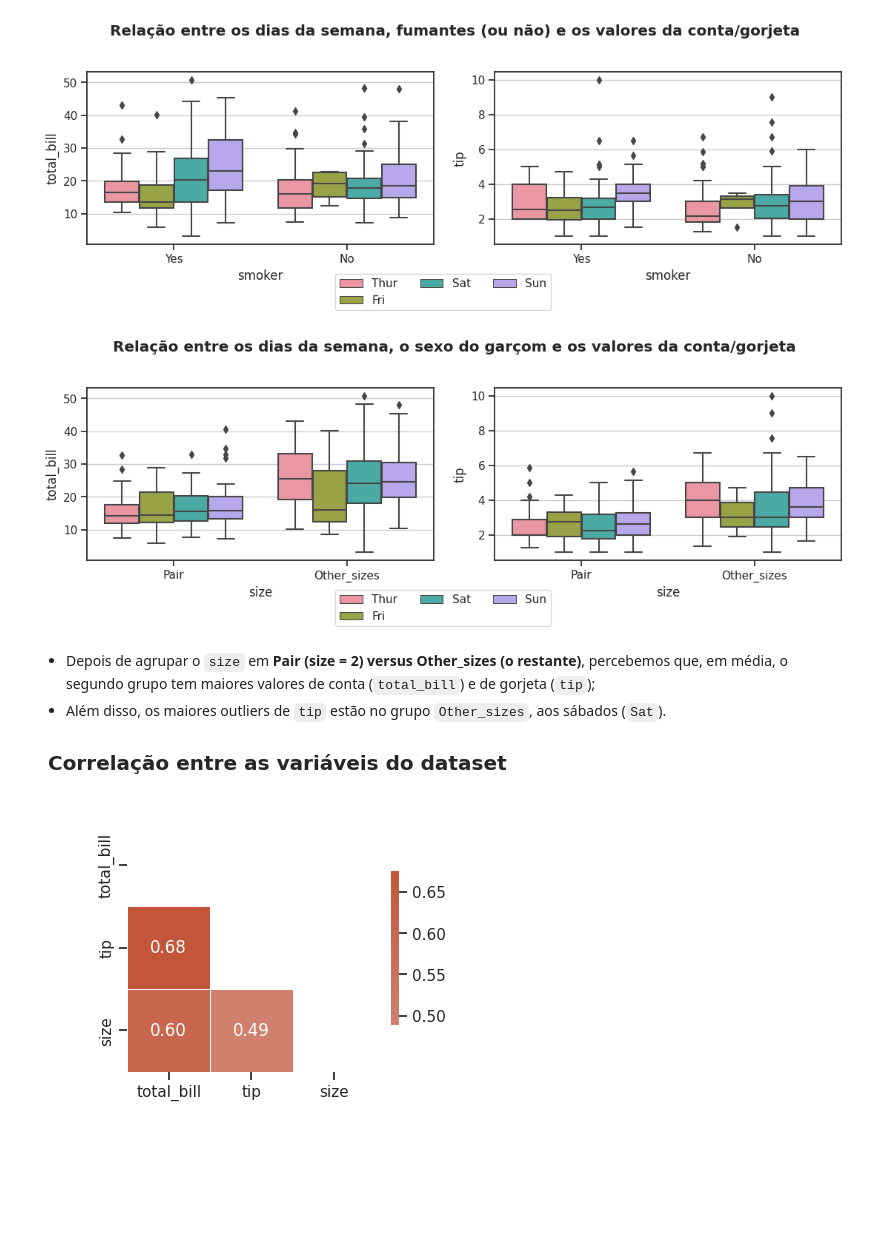
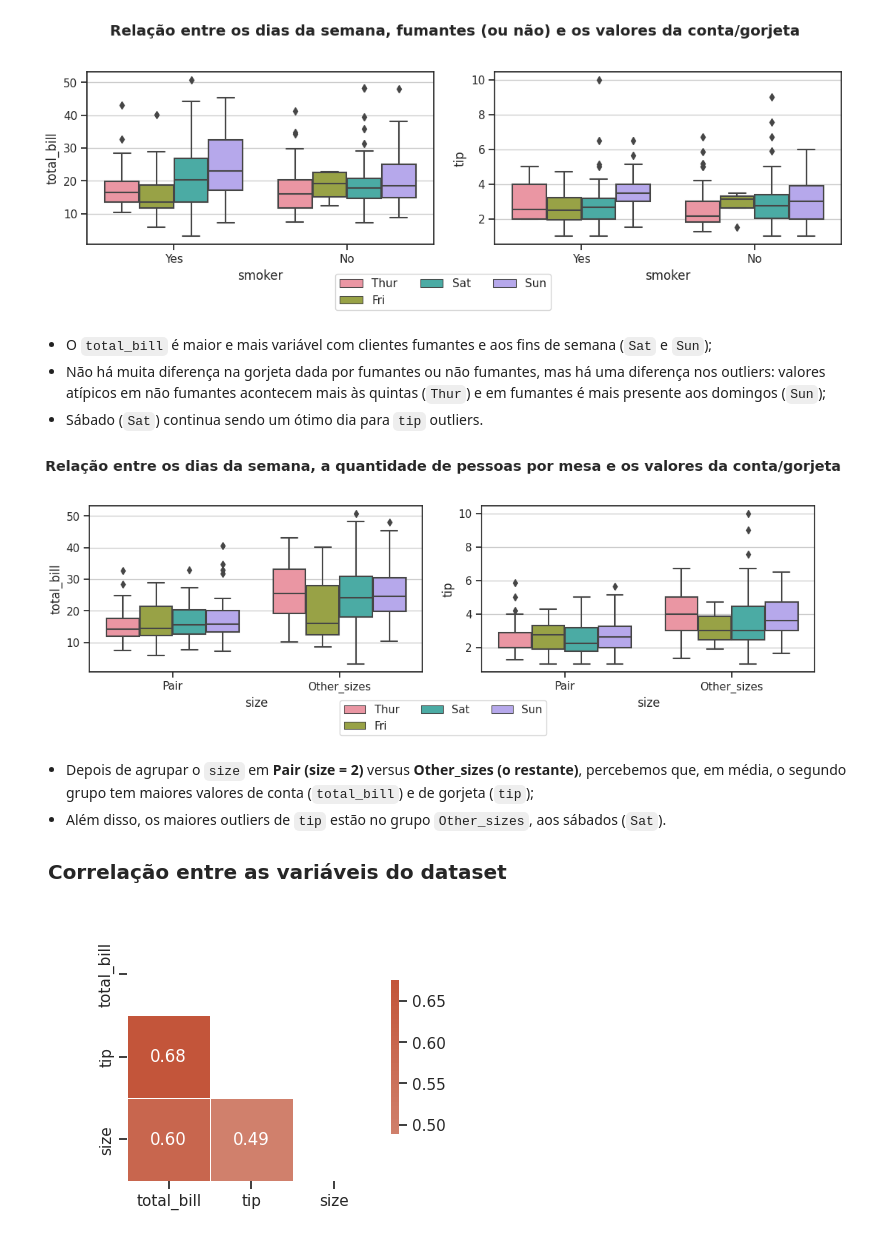
Before and after one commit to matheusvazdata/avanti-bootcamp-cdd, a Jupyter notebook: notebooks/01-exploratory_data_analysis.ipynb, the cells around one changed output. Drawn from its saved outputs; the diff is of its cells as text; code cells hidden in the pictures; blank space fills up the shorter version.

```diff
--- a/notebooks/01-exploratory_data_analysis.ipynb
+++ b/notebooks/01-exploratory_data_analysis.ipynb
@@ -213,7 +197,7 @@ A partir dos gráficos acima podemos notar que:
 fig, axes = plt.subplots(1, 2, figsize=(11, 5))
 plt.tight_layout(pad=4, w_pad=10, h_pad=5)
 fig.suptitle('Distribuição de variáveis quantitativas', fontweight='semibold')
-for i, variavel in enumerate(df_dicionario_tips.query('tipo == "Quantitativa" and variavel != "size"').variavel.to_list()):
+for i, variavel in enumerate(df_dicionario_tips.query('tipo == "quantitativa" and variavel != "size"').variavel.to_list()):
     ax = sns.histplot(
         data=df,
         x=variavel,
@@ -269,8 +253,8 @@ A partir dos gráficos acima podemos notar que:
 # %%
 fig, axes = plt.subplots(1, 2, figsize=(12,4))
 plt.tight_layout(pad=4, w_pad=2, h_pad=5)
-fig.suptitle('Relação entre os dias da semana, o sexo do garçom e os valores da conta/gorjeta', fontweight='bold')
-for i, variavel in enumerate(df_dicionario_tips.query("tipo == 'Quantitativa' and variavel != 'size'").variavel.to_list()):
+fig.suptitle('Relação entre os dias da semana, o sexo do pagante e os valores da conta/gorjeta', fontweight='bold')
+for i, variavel in enumerate(df_dicionario_tips.query("tipo == 'quantitativa' and variavel != 'size'").variavel.to_list()):
     ax = sns.boxplot(
         x="sex",
         y=variavel,
@@ -296,7 +280,7 @@ plt.show()
 fig, axes = plt.subplots(1, 2, figsize=(12,4))
 plt.tight_layout(pad=4, w_pad=2, h_pad=5)
 fig.suptitle('Relação entre os dias da semana, hora da refeição e os valores da conta/gorjeta', fontweight='bold')
-for i, variavel in enumerate(df_dicionario_tips.query("tipo == 'Quantitativa' and variavel != 'size'").variavel.to_list()):
+for i, variavel in enumerate(df_dicionario_tips.query("tipo == 'quantitativa' and variavel != 'size'").variavel.to_list()):
     ax = sns.boxplot(
         x="time",
         y=variavel,
@@ -316,7 +304,7 @@ plt.show()
 fig, axes = plt.subplots(1, 2, figsize=(12,4))
 plt.tight_layout(pad=4, w_pad=2, h_pad=5)
 fig.suptitle('Relação entre os dias da semana, fumantes (ou não) e os valores da conta/gorjeta', fontweight='bold')
-for i, variavel in enumerate(df_dicionario_tips.query("tipo == 'Quantitativa' and variavel != 'size'").variavel.to_list()):
+for i, variavel in enumerate(df_dicionario_tips.query("tipo == 'quantitativa' and variavel != 'size'").variavel.to_list()):
     ax = sns.boxplot(
         x="smoker",
         y=variavel,
@@ -332,4 +320,8 @@ fig.legend(handles, labels, loc='lower center', ncol=3)
 plt.show()
 # %% [output]
 [figure]
+# %% [markdown]
+- O `total_bill` é maior e mais variável com clientes fumantes e aos fins de semana (`Sat` e `Sun`);
+- Não há muita diferença na gorjeta dada por fumantes ou não fumantes, mas há uma diferença nos outliers: valores atípicos em não fumantes acontecem mais às quintas (`Thur`) e em fumantes é mais presente aos domingos (`Sun`);
+- Sábado (`Sat`) continua sendo um ótimo dia para `tip` outliers.
 # %%
@@ -341,25 +333,25 @@ df_copy['size'] = df_copy['size'].replace(replacement_map)
 # %%
 fig, axes = plt.subplots(1, 2, figsize=(12,4))
 plt.tight_layout(pad=4, w_pad=2, h_pad=5)
-fig.suptitle('Relação entre os dias da semana, o sexo do garçom e os valores da conta/gorjeta', fontweight='bold')
-for i, variavel in enumerate(df_dicionario_tips.query("tipo == 'Quantitativa' and variavel != 'size'").variavel.to_list()):
+fig.suptitle('Relação entre os dias da semana, a quantidade de pessoas por mesa e os valores da conta/gorjeta', fontweight='bold')
+for i, variavel in enumerate(df_dicionario_tips.query("tipo == 'quantitativa' and variavel != 'size'").variavel.to_list()):
     ax = sns.boxplot(
         x="size",
         y=variavel,
         hue="day",
         data=df_copy,
         ax=axes.flatten()[i]
     )
     handles, labels = plt.gca().get_legend_handles_labels()
     ax.grid(axis='y', linestyle='-')
     ax.legend([],[], frameon=False)
 # sns.despine(offset=2, trim=True)
 fig.legend(handles, labels, loc='lower center', ncol=3)
 plt.show()
 # %% [output]
-[figure, old version]
+[figure, new version]
 # %% [markdown]
-- Depois de agrupar o `size` em **Pair (size = 2) versus Other_sizes (o restante)**, percebemos que, em média, o segundo grupo tem maiores valores de conta (`total_bill`) e de gorjeta (`tip`);
+- Depois de agrupar o `size` em **Pair (size = 2)** versus **Other_sizes (o restante)**, percebemos que, em média, o segundo grupo tem maiores valores de conta (`total_bill`) e de gorjeta (`tip`);
 - Além disso, os maiores outliers de `tip` estão no grupo `Other_sizes`, aos sábados (`Sat`).
 # %%
 corr = df.corr(numeric_only=True)
```
Also changed, not shown: parts of 13 cells of this notebook.
